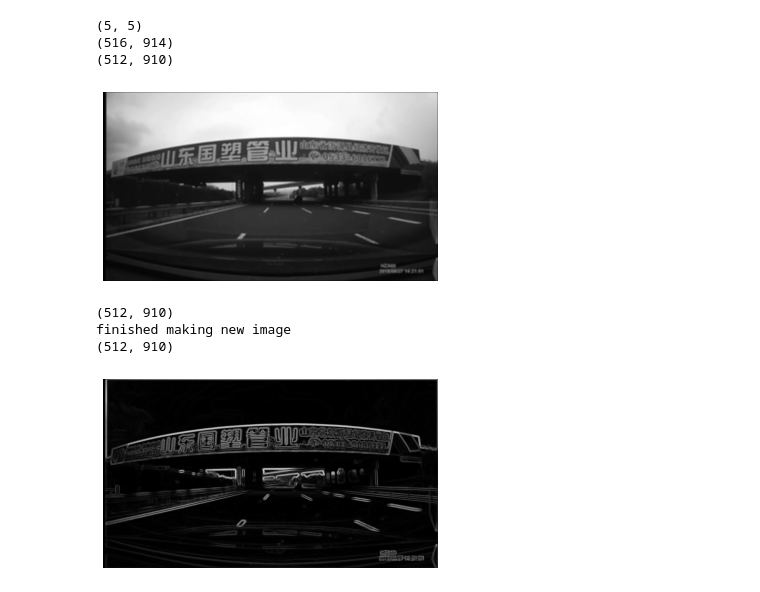
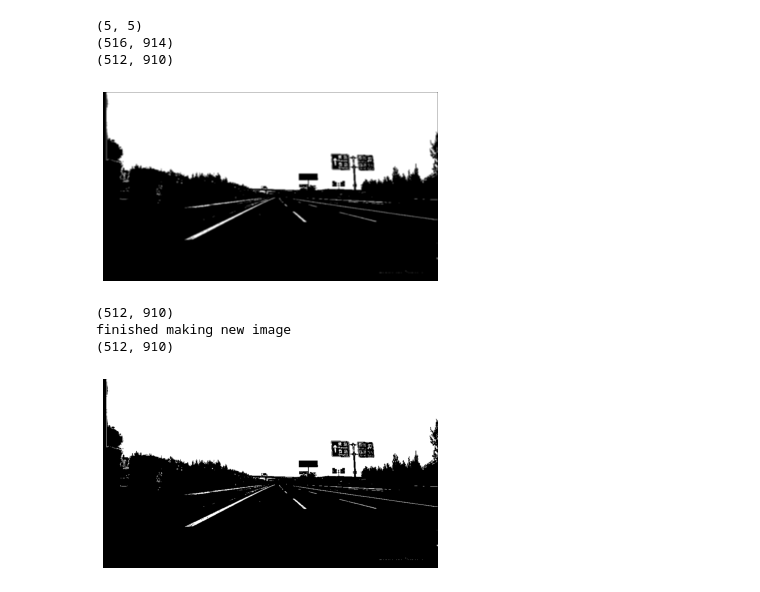
Before and after one commit to Beepbloop/lane_detection, a Jupyter notebook: EntireProcess.ipynb, the cells around one changed output. Cells and saved outputs as stored; diff of their text form; code cells hidden in the pictures.

Commit message:
color mask started

```diff
--- a/EntireProcess.ipynb
+++ b/EntireProcess.ipynb
@@ -81,7 +82,7 @@ def otsu_thresh(input_im):
 # %%
 video_num = '0250'
 
-frame_num = 600
+frame_num = r.randint(10,1100)
 
 
 pil_im = Image.open(get_image(video_num, frame_num))
@@ -95,13 +96,3 @@ pil_im = pil_im.resize((width , 512))
 orig_img = np.array(pil_im)
 # plt.imshow(orig_img)
 # plt.show()
-
-#Convert to grayscale
-im = rgb2gray(orig_img)
-
-# Deletes the 1 and 2 indices from the rgb parameter so the array can be squeezed
-# im = np.delete(im, [1, 2], 2)
-
-plt.imshow(im, cmap='gray')
-plt.axis('off')
-plt.show()
@@ -109,0 +99,9 @@ plt.show()
+# %%
+hsv = cv.cvtColor(orig_img, cv.COLOR_RGB2HSV)
+mask = cv.inRange(hsv, (0,0,100), (255,100,255))
+
+plt.imshow(mask, cmap="gray")
+plt.axis('off')
+plt.show()
+
+white_selected = cv.bitwise_and(orig_img,orig_img,mask=mask)
@@ -109,0 +115,12 @@ plt.show()
+# %%
+#Convert to grayscale
+# im = rgb2gray(white_selected)
+# im = rgb2gray(orig_img)
+im = mask
+
+# Deletes the 1 and 2 indices from the rgb parameter so the array can be squeezed
+# im = np.delete(im, [1, 2], 2)
+
+plt.imshow(im, cmap='gray')
+plt.axis('off')
+plt.show()
@@ -142,33 +167,34 @@ plt.show()
 (5, 5)
 (516, 914)
 (512, 910)
-[figure, old version]
+[figure, new version]
 # %%
 # Tharm's Sobel Edge Detector
 ## Implementing sobel edge detector
 Gx = [[-1, 0, 1], [-2, 0, 2], [-1, 0, 1]]
 Gy = [[-1, -2, -1], [0, 0, 0], [1, 2, 1]]
 
 mag_G = np.zeros((rows,cols))
 #mag_G_thresh = np.zeros((rows,cols))
 print(mag_G.shape)
 
 for i in range(1, rows - 1):
     for j in range(1, cols - 1):
         sumx = (Gx * mag_smooth[i-1:i+2, j-1:j+2]).sum()
         sumy = (Gy * mag_smooth[i-1:i+2, j-1:j+2]).sum()
         mag_G[i][j] = np.sqrt(sumx**2 + sumy**2)
 
 print('finished making new image')
 print(mag_G.shape)
+mag_G = mask
 plt.imshow(mag_G, cmap='gray')
 plt.axis('off')
 plt.show()
 # %% [output]
 (512, 910)
 finished making new image
 (512, 910)
-[figure, old version]
+[figure, new version]
 # %%
 # Own implementation of cropped image
 plt.imshow(mag_G, cmap='gray')
```
Also changed, not shown: parts of 17 cells of this notebook.
